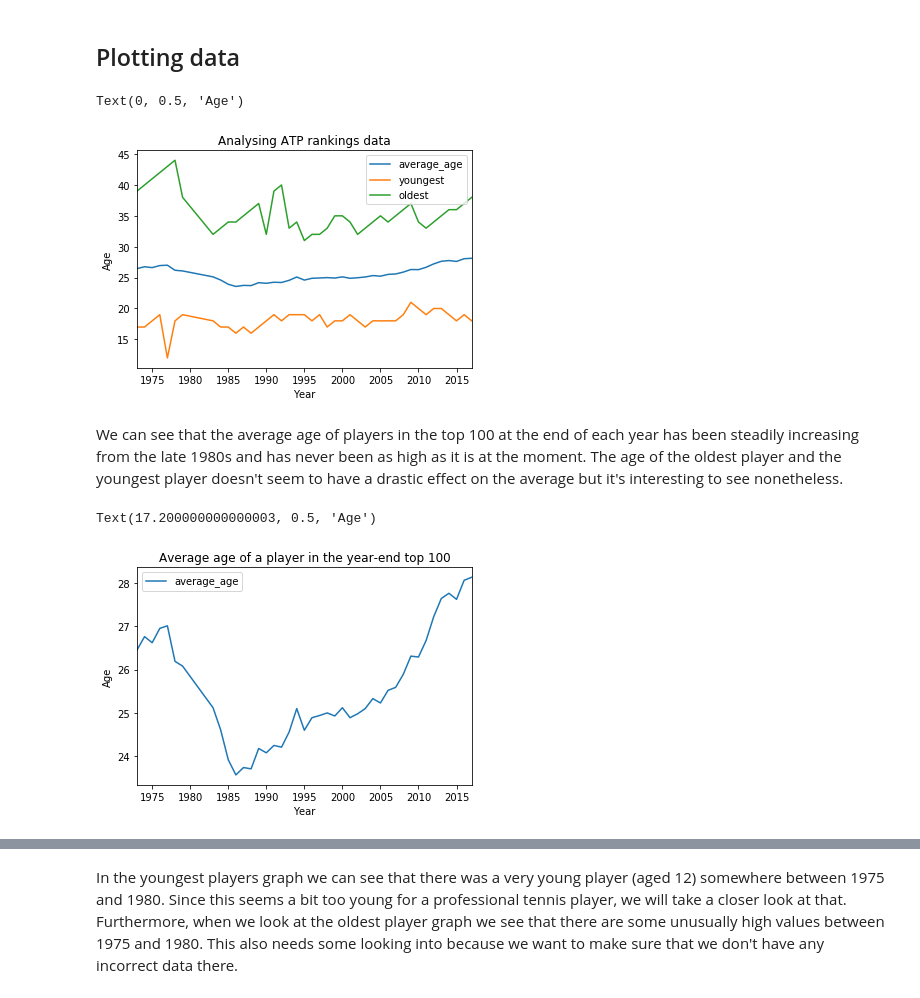
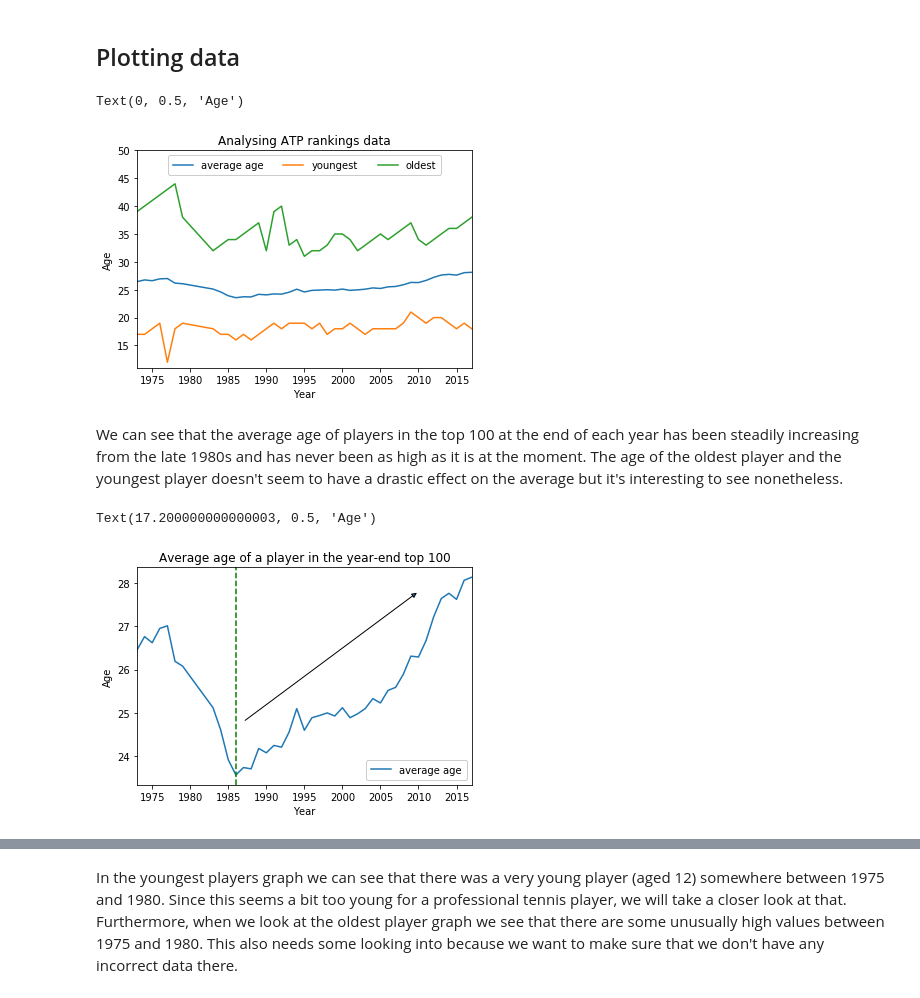
Before and after one commit to tuule/atp-rankings-stats, a Jupyter notebook: atp-rankings-stats.ipynb, the cells around one changed output, grey strips where cells are left out. Cells and saved outputs as stored; diff of their text form; code cells hidden in the pictures.

```diff
--- a/atp-rankings-stats.ipynb
+++ b/atp-rankings-stats.ipynb
@@ -179,22 +179,29 @@ Now it is time to take the above data and use Python's plotting library matplotl
 ## Plotting data
 # %%
 data_graph = clean_data.plot()
+data_graph.set_ylim([11,50])
+data_graph.legend(['average age','youngest','oldest'], fancybox=True, framealpha=1, borderpad=0.5, loc='upper center',ncol=3)
 data_graph.set_title('Analysing ATP rankings data')
 data_graph.set_xlabel('Year')
 data_graph.set_ylabel('Age')
 # %% [output]
 Text(0, 0.5, 'Age')
-[figure, old version]
+[figure, new version]
 # %% [markdown]
 We can see that the average age of players in the top 100 at the end of each year has been steadily increasing from the late 1980s and has never been as high as it is at the moment. The age of the oldest player and the youngest player doesn't seem to have a drastic effect on the average but it's interesting to see nonetheless.
 # %%
-data1 = clean_data.plot(y='average_age')
+data1 = clean_data.plot(y='average_age', label='average age')
+data1.legend(fancybox=True, framealpha=1, borderpad=0.5, loc='lower right')
+data1.axvline(1986, color='g', ls='--')
+data1.annotate('', xy=(2010, 27.8), xytext=(1987, 24.8),
+            arrowprops=dict(arrowstyle='-|>'),
+            )
 data1.set_title('Average age of a player in the year-end top 100')
 data1.set_xlabel('Year')
 data1.set_ylabel('Age')
 data_graph.set_ylabel('Age')
 # %% [output]
 Text(17.200000000000003, 0.5, 'Age')
-[figure, old version]
+[figure, new version]
 # %%
 data2 = clean_data.plot(y='oldest')
```
Also changed, not shown: parts of 5 cells of this notebook.
